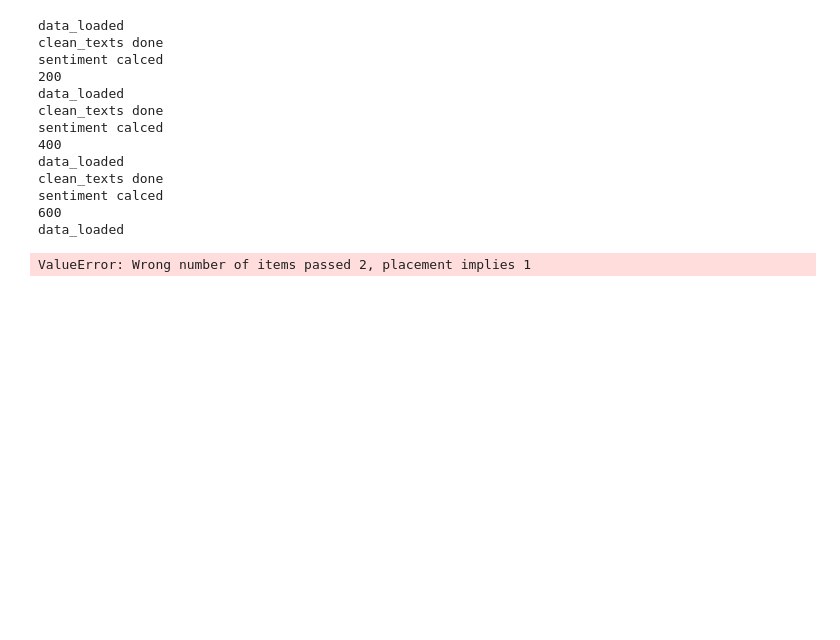
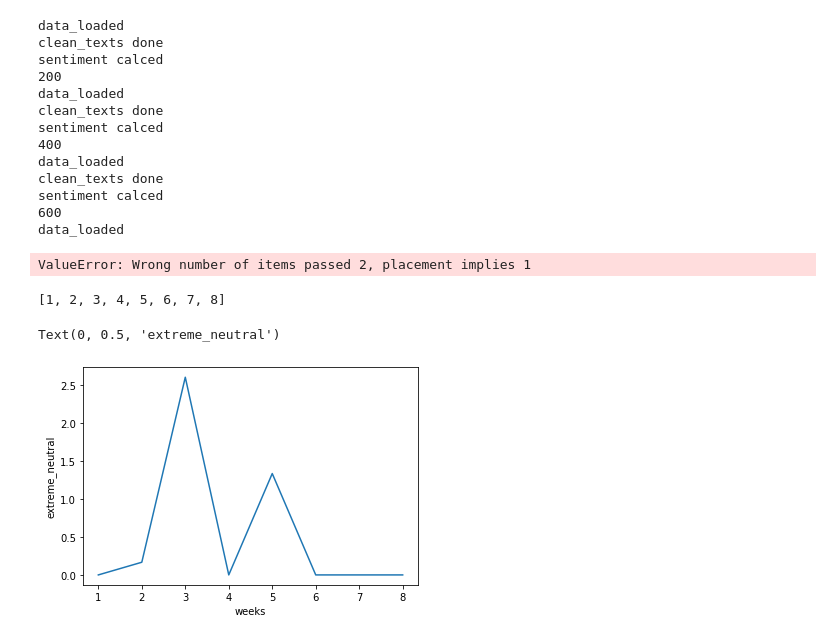
Before and after one commit to MennoCoehoorn/PDT_1, a Jupyter notebook: Tweets.ipynb, the cells around one changed output. Drawn from its saved outputs; the diff is of its cells as text; code cells hidden in the pictures; blank space fills up the shorter version.

Commit message:
Weekly tweets data done

```diff
--- a/Tweets.ipynb
+++ b/Tweets.ipynb
@@ -173,3 +174,30 @@ for x in range(14):
 """
 # %%
 #all_theories.to_sql('tweet_theories', con=cnx, if_exists='replace')
+# %%
+sql = """SELECT date_trunc('week', happened_at::date) AS weekly,
+       COUNT(t.id) as tweet_count,
+	   COUNT(t.id) FILTER (WHERE t.compound < -0.5 OR t.compound > 0.5) AS tweet_extreme_count,
+	   COUNT(t.id) FILTER (WHERE t.compound > -0.05 AND t.compound < 0.05) AS tweet_neutral_count,
+	   CASE
+    	WHEN COUNT(t.id) FILTER (WHERE t.compound > -0.05 AND t.compound < 0.05) > 0 THEN COUNT(t.id) FILTER (WHERE t.compound < -0.5 OR t.compound > 0.5)::decimal/COUNT(t.id) FILTER (WHERE t.compound > -0.05 AND t.compound < 0.05)
+    	ELSE 0
+	   END AS extreme_neutral
+FROM tweets t INNER JOIN tweet_theories tt on t.id = tt.tweet_id
+WHERE tt.theory_id = %s
+GROUP BY weekly
+ORDER BY weekly;"""
+theory_id = 14
+weekly_data = pd.read_sql_query(sql, cnx, params=(theory_id,))
+# %%
+x_ticks = np.arange(start=1, stop=weekly_data.shape[0]+1, step=1).tolist()
+print(x_ticks)
+fig, ax = plt.subplots()  # Create a figure containing a single axes.
+ax.plot(x_ticks, weekly_data['extreme_neutral'])  # Plot some data on the axes.
+plt.xticks(np.arange(start=1, stop=weekly_data.shape[0]+1, step=1))
+ax.set_xlabel('weeks')  # Add an x-label to the axes.
+ax.set_ylabel('extreme_neutral')  # Add an x-label to the axes.
+# %% [output]
+[1, 2, 3, 4, 5, 6, 7, 8]
+Text(0, 0.5, 'extreme_neutral')
+[figure, added]
```
Also changed, not shown: parts of 1 cell of this notebook.
